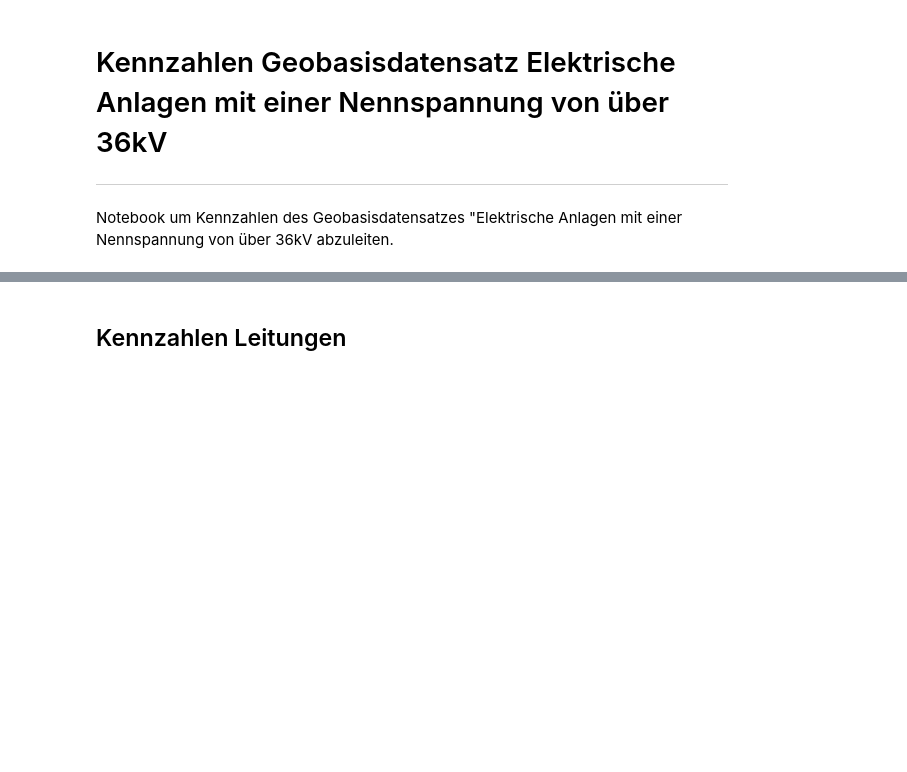
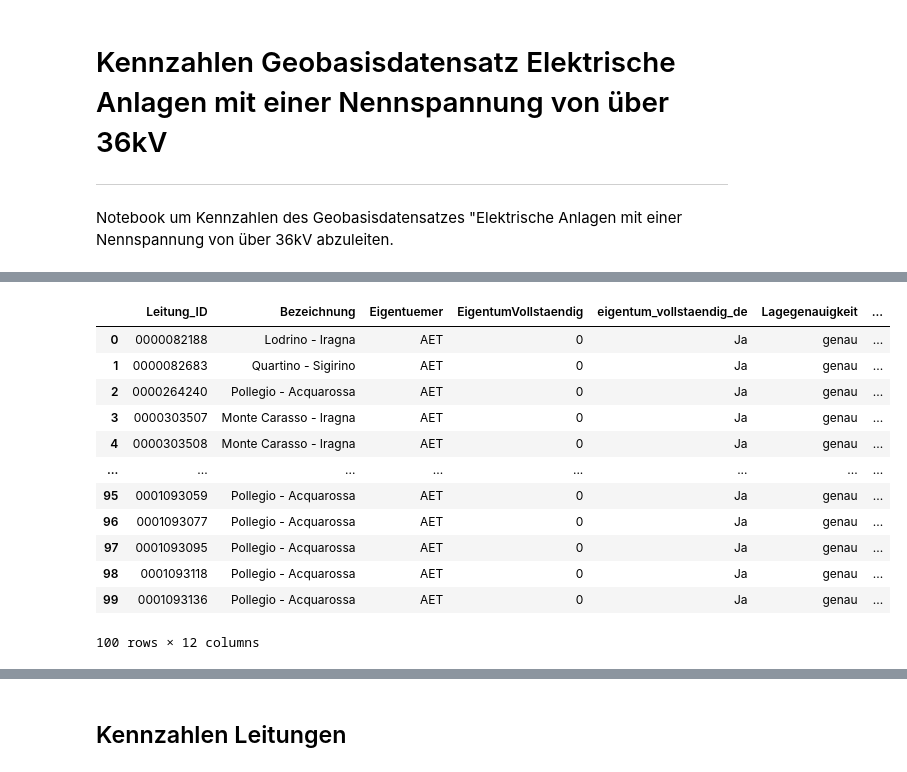
Before and after one commit to SFOE/KeyFiguresElectricalInstallations, a Jupyter notebook: KeyFiguresElectricalInstallations36kV.ipynb, the cells around one changed output, grey strips where cells are left out. Cells and saved outputs as stored; diff of their text form; code cells hidden in the pictures; blank space fills up the shorter version.

```diff
--- a/KeyFiguresElectricalInstallations36kV.ipynb
+++ b/KeyFiguresElectricalInstallations36kV.ipynb
@@ -21,0 +61,25 @@ import matplotlib.pyplot as plt
+# %%
+leitung.rename(columns ={'id':'Leitung_ID',
+                         'bezeichnung':'Bezeichnung',
+                         'eigentuemer':'Eigentuemer',
+                         'eigentum_vollstaendig':'EigentumVollstaendig',
+                         'lagegenauigkeit':'Lagegenauigkeit',
+                         'stromnetz_typ':'StromnetzTyp',
+                         'leitung_typ':'LeitungTyp',
+                         'spannung':'Spannung',
+                         'betriebsstatus':'Betriebsstatus',
+                         'frequenz':'Frequenz'})
+# %% [output]
+|  | Leitung_ID | Bezeichnung | Eigentuemer | EigentumVollstaendig | eigentum_vollstaendig_de | Lagegenauigkeit | ... |
+| 0 | 0000082188 | Lodrino - Iragna | AET | 0 | Ja | genau | ... |
+| 1 | 0000082683 | Quartino - Sigirino | AET | 0 | Ja | genau | ... |
+| 2 | 0000264240 | Pollegio - Acquarossa | AET | 0 | Ja | genau | ... |
+| 3 | 0000303507 | Monte Carasso - Iragna | AET | 0 | Ja | genau | ... |
+| 4 | 0000303508 | Monte Carasso - Iragna | AET | 0 | Ja | genau | ... |
+| ... | ... | ... | ... | ... | ... | ... | ... |
+| 95 | 0001093059 | Pollegio - Acquarossa | AET | 0 | Ja | genau | ... |
+| 96 | 0001093077 | Pollegio - Acquarossa | AET | 0 | Ja | genau | ... |
+| 97 | 0001093095 | Pollegio - Acquarossa | AET | 0 | Ja | genau | ... |
+| 98 | 0001093118 | Pollegio - Acquarossa | AET | 0 | Ja | genau | ... |
+| 99 | 0001093136 | Pollegio - Acquarossa | AET | 0 | Ja | genau | ... |
+100 rows × 12 columns
```
Also changed, not shown: parts of 10 cells of this notebook.
